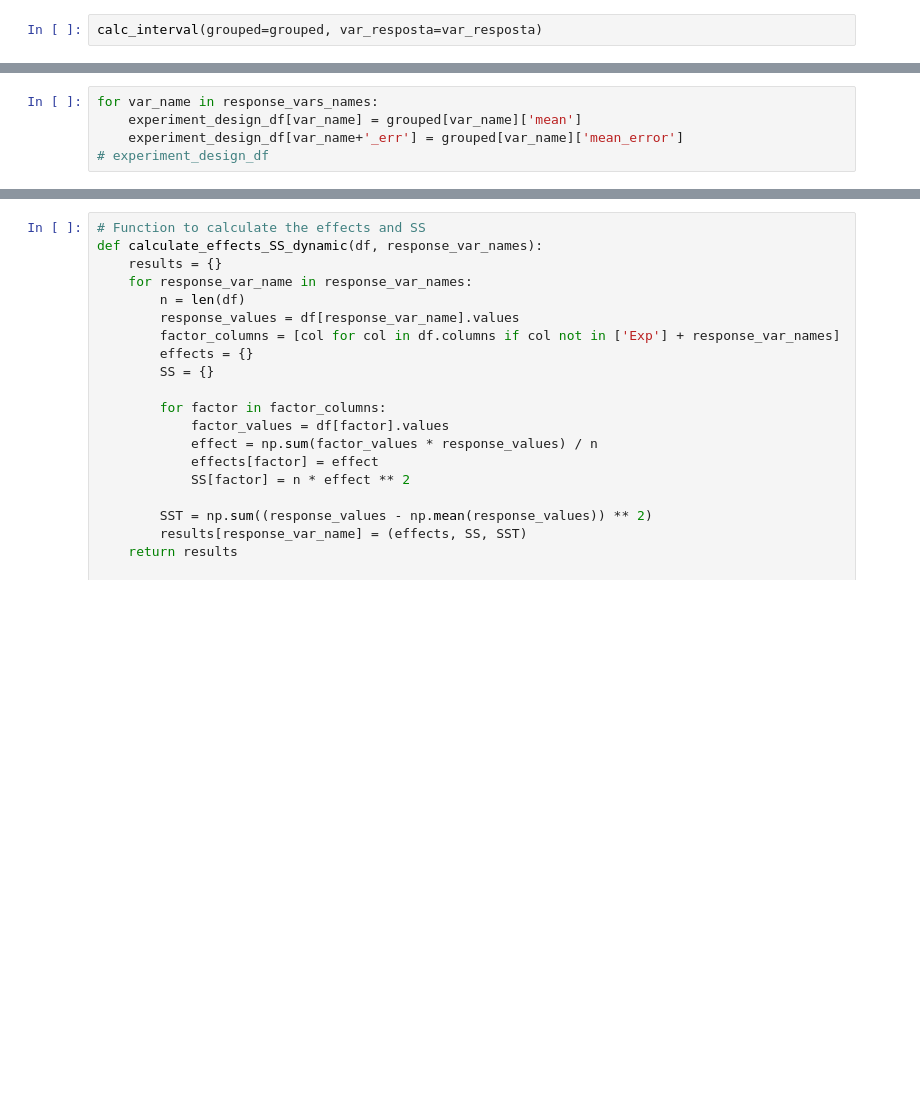
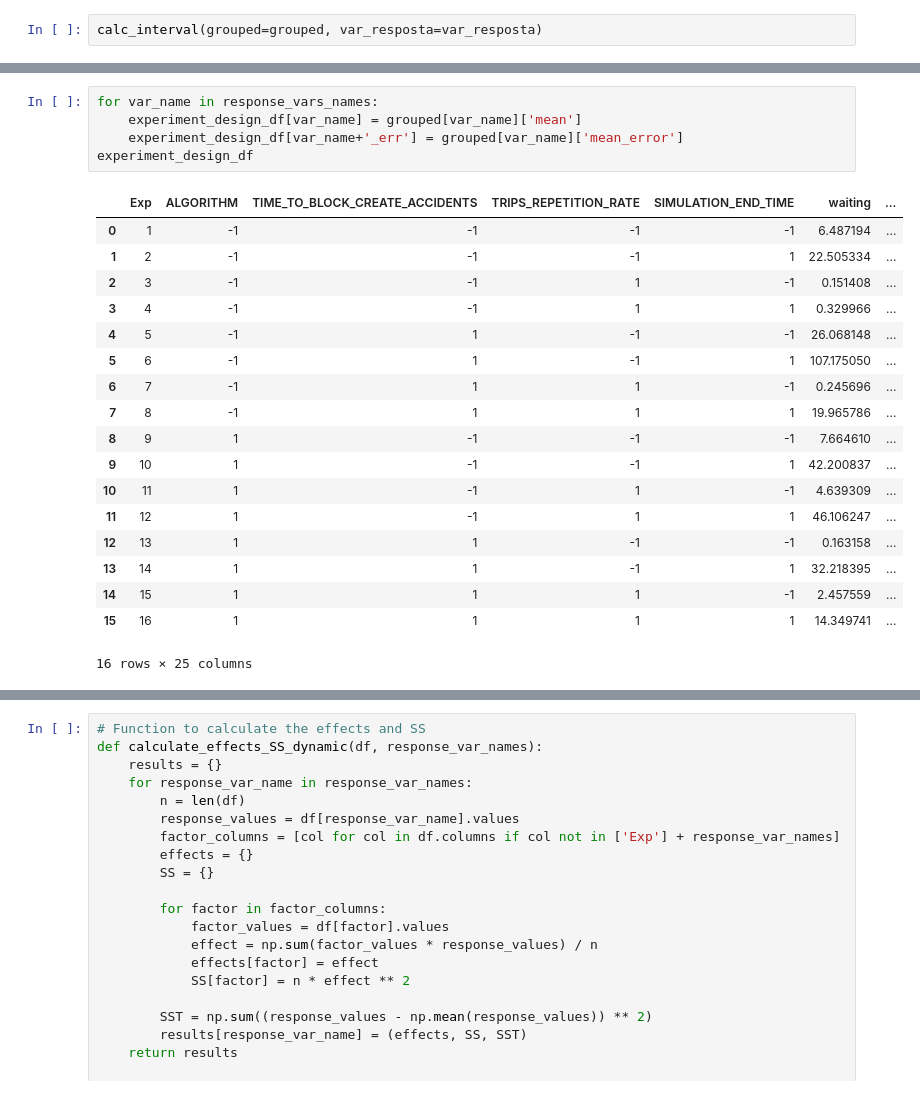
Before and after one commit to holynacll/sumotraci-greenwave, a Jupyter notebook: src/notebooks/notebook_emissions_emergency_vehicle.ipynb, the cells around one changed output, grey strips where cells are left out. Cells and saved outputs as stored; diff of their text form; blank space fills up the shorter version.

```diff
--- a/src/notebooks/notebook_emissions_emergency_vehicle.ipynb
+++ b/src/notebooks/notebook_emissions_emergency_vehicle.ipynb
@@ -79,8 +107,27 @@ experiment_design_df.insert(0, 'Exp', range(1, len(experiment_design_df) + 1))
 # %%
 for var_name in response_vars_names:
     experiment_design_df[var_name] = grouped[var_name]['mean']
     experiment_design_df[var_name+'_err'] = grouped[var_name]['mean_error']
-# experiment_design_df
+experiment_design_df
+# %% [output]
+|  | Exp | ALGORITHM | TIME_TO_BLOCK_CREATE_ACCIDENTS | TRIPS_REPETITION_RATE | SIMULATION_END_TIME | waiting | ... |
+| 0 | 1 | -1 | -1 | -1 | -1 | 6.487194 | ... |
+| 1 | 2 | -1 | -1 | -1 | 1 | 22.505334 | ... |
+| 2 | 3 | -1 | -1 | 1 | -1 | 0.151408 | ... |
+| 3 | 4 | -1 | -1 | 1 | 1 | 0.329966 | ... |
+| 4 | 5 | -1 | 1 | -1 | -1 | 26.068148 | ... |
+| 5 | 6 | -1 | 1 | -1 | 1 | 107.175050 | ... |
+| 6 | 7 | -1 | 1 | 1 | -1 | 0.245696 | ... |
+| 7 | 8 | -1 | 1 | 1 | 1 | 19.965786 | ... |
+| 8 | 9 | 1 | -1 | -1 | -1 | 7.664610 | ... |
+| 9 | 10 | 1 | -1 | -1 | 1 | 42.200837 | ... |
+| 10 | 11 | 1 | -1 | 1 | -1 | 4.639309 | ... |
+| 11 | 12 | 1 | -1 | 1 | 1 | 46.106247 | ... |
+| 12 | 13 | 1 | 1 | -1 | -1 | 0.163158 | ... |
+| 13 | 14 | 1 | 1 | -1 | 1 | 32.218395 | ... |
+| 14 | 15 | 1 | 1 | 1 | -1 | 2.457559 | ... |
+| 15 | 16 | 1 | 1 | 1 | 1 | 14.349741 | ... |
+16 rows × 25 columns
 # %%
 # Generating interactions between factors
 interaction_columns = []
```
Also changed, not shown: parts of 11 cells of this notebook, 12 other files.
